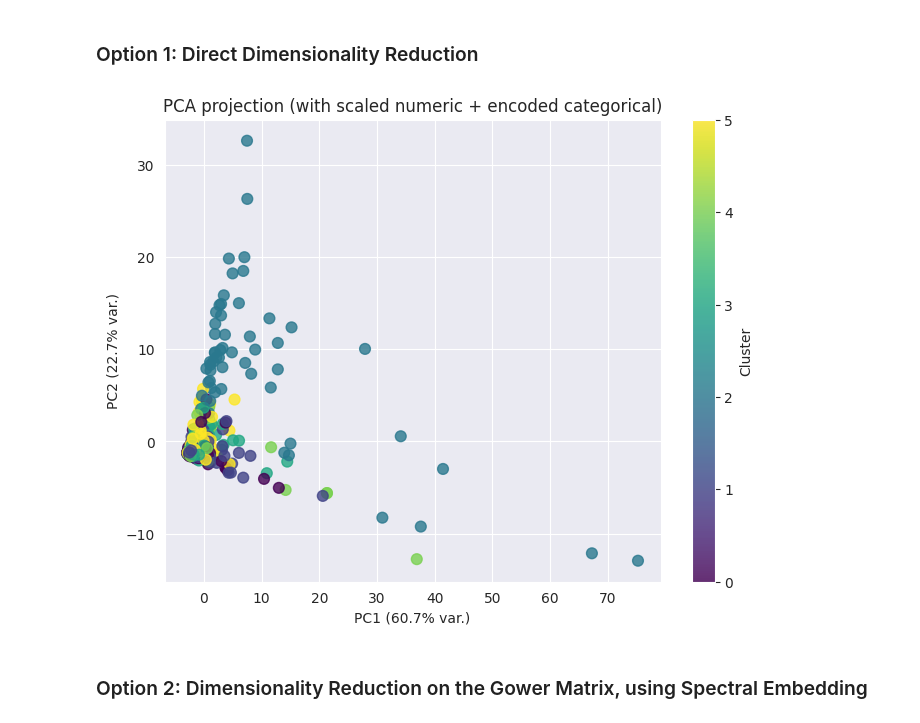
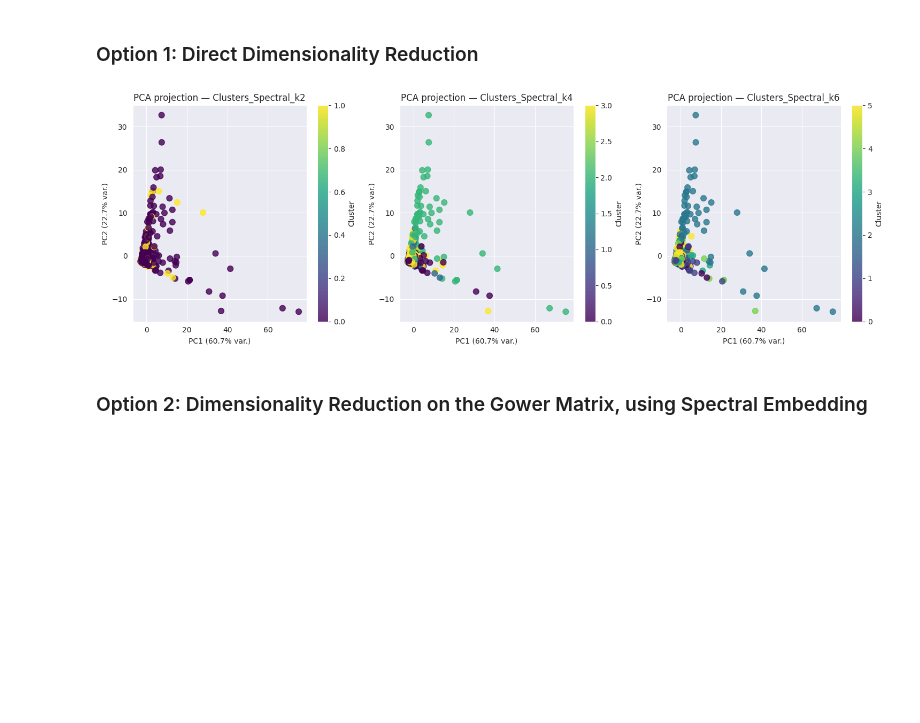
Before and after one commit to Filippo-Corti/ExplainableClustering, a Jupyter notebook: clusters_visualization.ipynb, the cells around one changed output. Drawn from its saved outputs; the diff is of its cells as text; code cells hidden in the pictures; blank space fills up the shorter version.

```diff
--- a/clusters_visualization.ipynb
+++ b/clusters_visualization.ipynb
@@ -41,44 +41,48 @@ df
 X_features = df.drop(columns=[col for col in df.columns if col.startswith("Clusters_")]+['Label'])
 
 # Cluster labels as target
-y_target = df['Clusters_Spectral_k6']
+labels = ['Clusters_Spectral_k2', 'Clusters_Spectral_k4', 'Clusters_Spectral_k6']
+y_targets = df[labels]
 # %% [markdown]
 ### Option 1: Direct Dimensionality Reduction
 # %%
 # Identify column types
 num_cols = X_features.select_dtypes(include=['number']).columns
 cat_cols = X_features.select_dtypes(exclude=['number']).columns
 
 # Preprocessing pipeline: scale numeric, one-hot encode categorical
 preprocessor = ColumnTransformer([
     ('num', RobustScaler(), num_cols),
     ('cat', OneHotEncoder(drop='first', sparse_output=False), cat_cols)
 ])
 
 # Apply transformation
 X_preprocessed = preprocessor.fit_transform(X_features)
 
 # Dimensionality reduction
 pca = PCA(n_components=2, random_state=42)
 X_pca = pca.fit_transform(X_preprocessed)
 
+# Plot clusters
+fig, axes = plt.subplots(1, 3, figsize=(15, 5))
 
-# Plot clusters
-plt.figure(figsize=(8, 6))
+for i, ax in enumerate(axes):
+    scatter = ax.scatter(
+        X_pca[:, 0], X_pca[:, 1],
+        c=y_targets[labels[i]], cmap='viridis', s=60, alpha=0.8
+    )
+    ax.set_title(f"PCA projection — {labels[i]}")
+    ax.set_xlabel(f"PC1 ({pca.explained_variance_ratio_[0]*100:.1f}% var.)")
+    ax.set_ylabel(f"PC2 ({pca.explained_variance_ratio_[1]*100:.1f}% var.)")
 
-# xlims = np.percentile(X_pca[:, 0], [1, 99])
-# ylims = np.percentile(X_pca[:, 1], [1, 99])
-# plt.xlim(xlims)
-# plt.ylim(ylims)
+    # Add individual colorbars
+    cbar = plt.colorbar(scatter, ax=ax)
+    cbar.set_label("Cluster")
 
-scatter = plt.scatter(X_pca[:, 0], X_pca[:, 1], c=y_target, cmap='viridis', s=60, alpha=0.8)
-plt.title("PCA projection (with scaled numeric + encoded categorical)")
-plt.xlabel(f"PC1 ({pca.explained_variance_ratio_[0]*100:.1f}% var.)")
-plt.ylabel(f"PC2 ({pca.explained_variance_ratio_[1]*100:.1f}% var.)")
-plt.colorbar(scatter, label="Cluster")
+plt.tight_layout()
 plt.show()
 # %% [output]
-[figure, old version]
+[figure, new version]
 # %% [markdown]
 ### Option 2: Dimensionality Reduction on the Gower Matrix, using Spectral Embedding
 # %%
```
Also changed, not shown: parts of 2 cells of this notebook, 1 other file.
